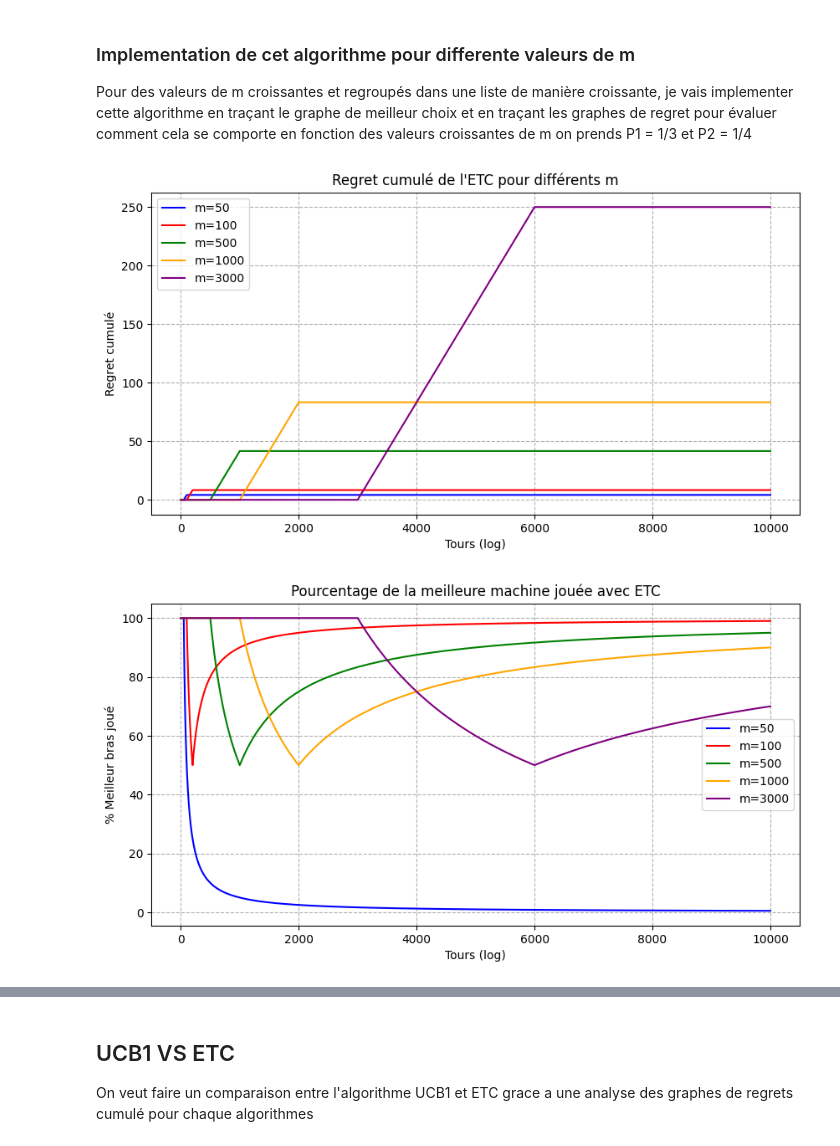
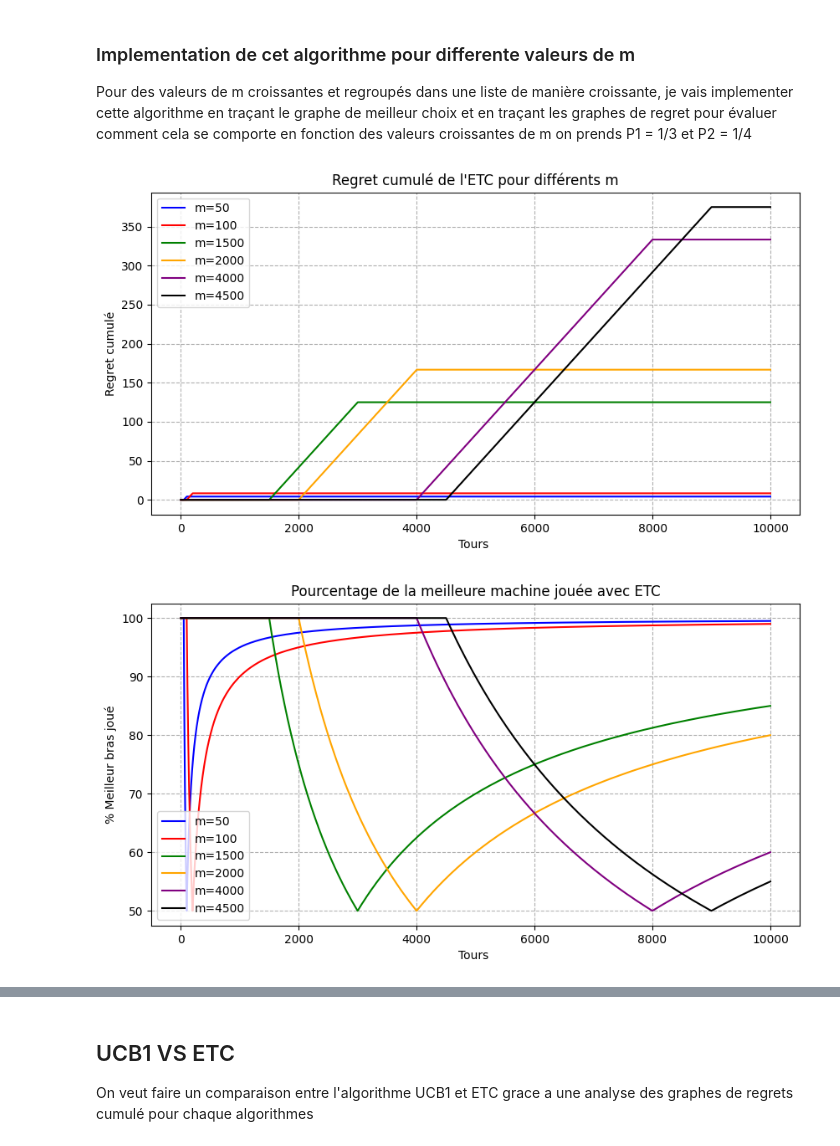
Before and after one commit to Dkdunand/Reinforcement-learning-Multi-armed-Bandits, a Jupyter notebook: Impletations.ipynb, the cells around one changed output, grey strips where cells are left out. Drawn from its saved outputs; the diff is of its cells as text; code cells hidden in the pictures.

```diff
--- a/Impletations.ipynb
+++ b/Impletations.ipynb
@@ -287,8 +287,8 @@ Pour des valeurs de m croissantes et regroupés dans une liste de manière crois
 n_rounds = 10000
 p1 = 1/3
 p2 = 1/4
-folowing_m = [50, 100, 500, 1000, 3000]
-colors = ["blue", "red", "green", "orange", "purple"]
+folowing_m = [50, 100, 1500, 2000, 4000, 4500]
+colors = ["blue", "red", "green", "orange", "purple", "black"]
 
 #  Courbe du regret
 plt.figure(figsize=(10, 5))
@@ -312,43 +312,42 @@ for idx, m in enumerate(folowing_m):
     plt.plot(regrets_ETC, label=f"m={m}", color=colors[idx])
 
 #plt.xscale("log")
-plt.xlabel("Tours (log)")
+plt.xlabel("Tours ")
 plt.ylabel("Regret cumulé")
 plt.title("Regret cumulé de l'ETC pour différents m")
 plt.legend()
 plt.grid(True, which="both", linestyle="--")
 plt.show()
 
 
 #  Courbe du pourcentage du meilleur bras joué
 plt.figure(figsize=(10, 5))
 
 for idx, m in enumerate(folowing_m):
     algo_ETC = ETC(n_arms=2, m=m)
     chosen_arms = []
     best_arm = 0 if p1 >= p2 else 1
     best_arm_counts = []
 
     for t in range(1, n_rounds + 1):
         arm = algo_ETC.select_arms_ETC()
         reward = distribution_reward(arm, p1, p2)
         algo_ETC.update(arm, reward)
         chosen_arms.append(arm)
 
         best_arm_count = chosen_arms.count(best_arm)
         best_arm_counts.append(100 * best_arm_count / t)
 
-    plt.plot(range(1, n_rounds + 1), best_arm_counts,
-             label=f"m={m}", color=colors[idx])
+    plt.plot(range(1, n_rounds + 1), best_arm_counts, label=f"m={m}", color=colors[idx] )
 
 #plt.xscale('log')
-plt.xlabel("Tours (log)")
+plt.xlabel("Tours ")
 plt.ylabel("% Meilleur bras joué")
 plt.title("Pourcentage de la meilleure machine jouée avec ETC")
 plt.legend()
 plt.grid(True, which="both", linestyle="--")
 plt.show()
 # %% [output]
-[figure, old version]
+[figure, new version]
-[figure, old version]
+[figure, new version]
 # %% [markdown]
```
Also changed, not shown: parts of 6 cells of this notebook.
